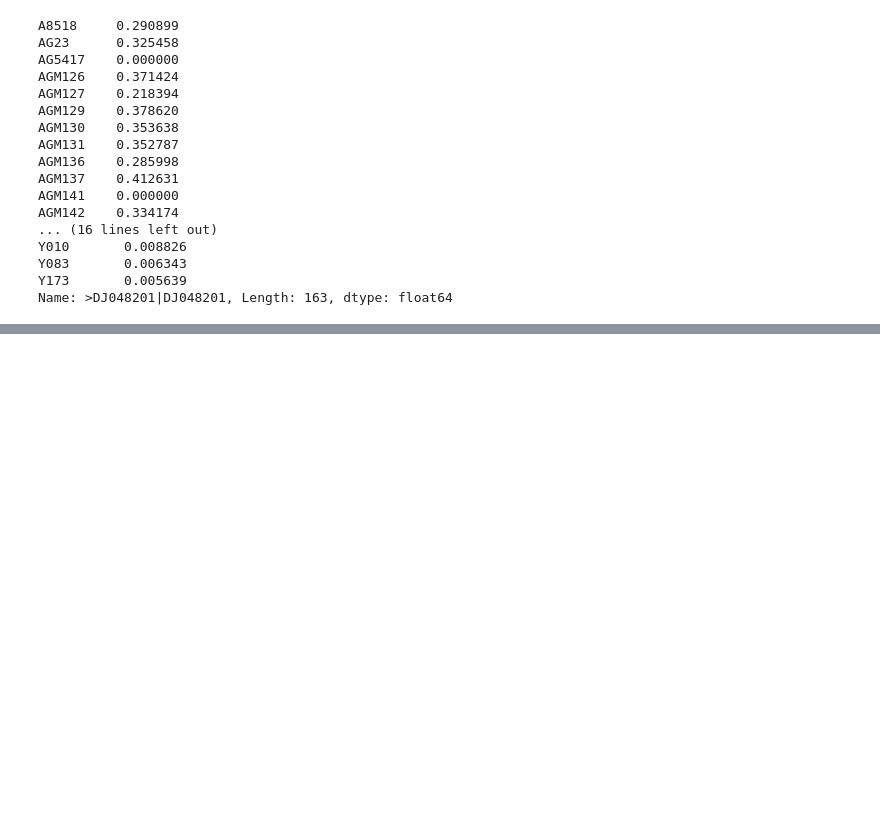
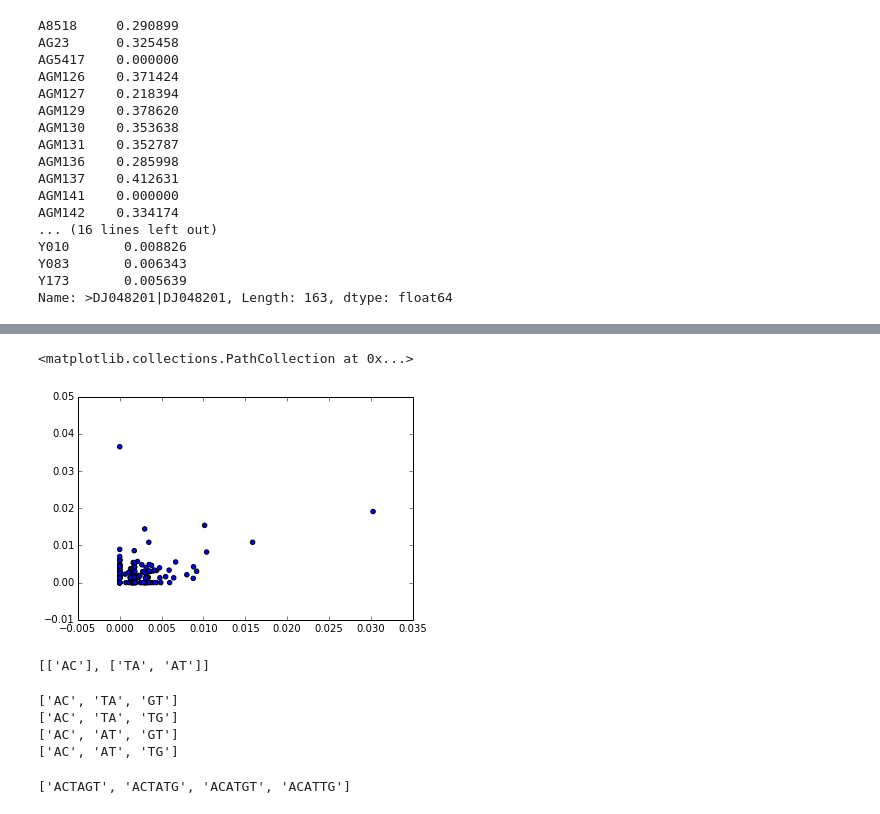
Before and after one commit to peterdfields/hs_vervet, a Jupyter notebook: notebooks/20141018_map_to_siv.ipynb, the cells around one changed output, grey strips where cells are left out. Drawn from its saved outputs; the diff is of its cells as text; code cells hidden in the pictures; blank space fills up the shorter version.

```diff
--- a/notebooks/20141018_map_to_siv.ipynb
+++ b/notebooks/20141018_map_to_siv.ipynb
@@ -250,0 +327,5 @@ Name: >DJ048201|DJ048201, Length: 163, dtype: float64
+# %%
+meta_fn = os.path.expanduser("~/vervet_project/metadata/163_population_unfiltered_read_mate_path_phred33.csv")
+meta_df = pd.read_csv(meta_fn)
+ucla_ids = list(meta_df["ucla_id"].unique())
+ucla_ids.remove("VSAM0021")
@@ -250,0 +376,5 @@ Name: >DJ048201|DJ048201, Length: 163, dtype: float64
+# %%
+plt.scatter(mean_cov_strains.ix["M66437"],mean_cov_strains.ix["HQ378594"])
+# %% [output]
+<matplotlib.collections.PathCollection at 0x...>
+[figure, added]
@@ -250,0 +383,4 @@ Name: >DJ048201|DJ048201, Length: 163, dtype: float64
+# %%
+[gt for gt in gts]
+# %% [output]
+[['AC'], ['TA', 'AT']]
@@ -250,0 +389,11 @@ Name: >DJ048201|DJ048201, Length: 163, dtype: float64
+# %%
+for i in itertools.product(*gts): print list(i)
+# %% [output]
+['AC', 'TA', 'GT']
+['AC', 'TA', 'TG']
+['AC', 'AT', 'GT']
+['AC', 'AT', 'TG']
+# %%
+["".join(i) for i in itertools.product(*gts)]
+# %% [output]
+['ACTAGT', 'ACTATG', 'ACATGT', 'ACATTG']
```
Also changed, not shown: parts of 24 cells of this notebook, 16 other files.
